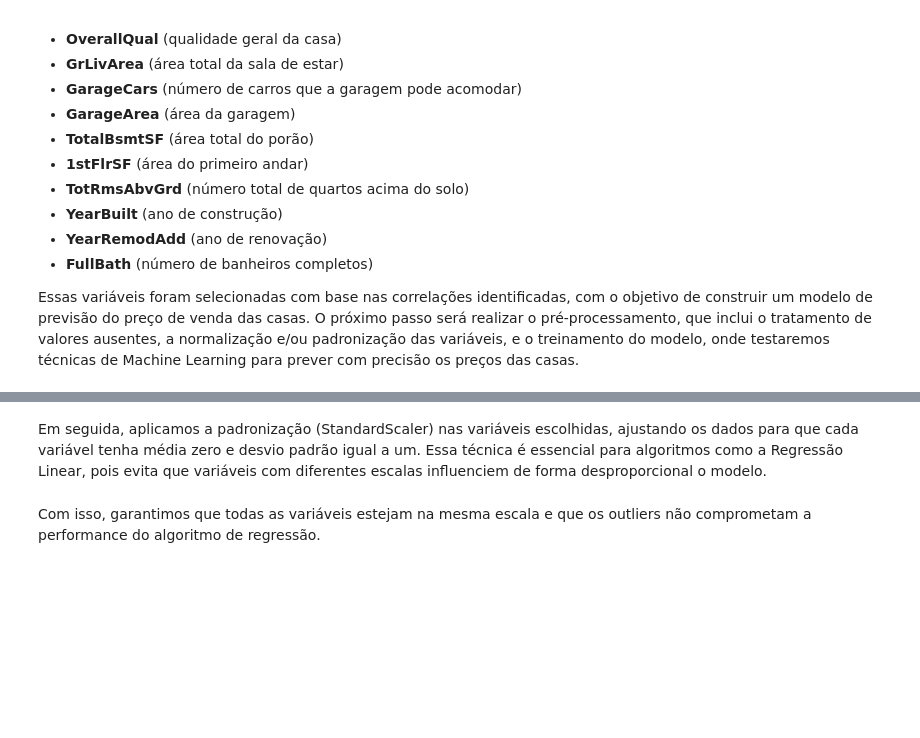
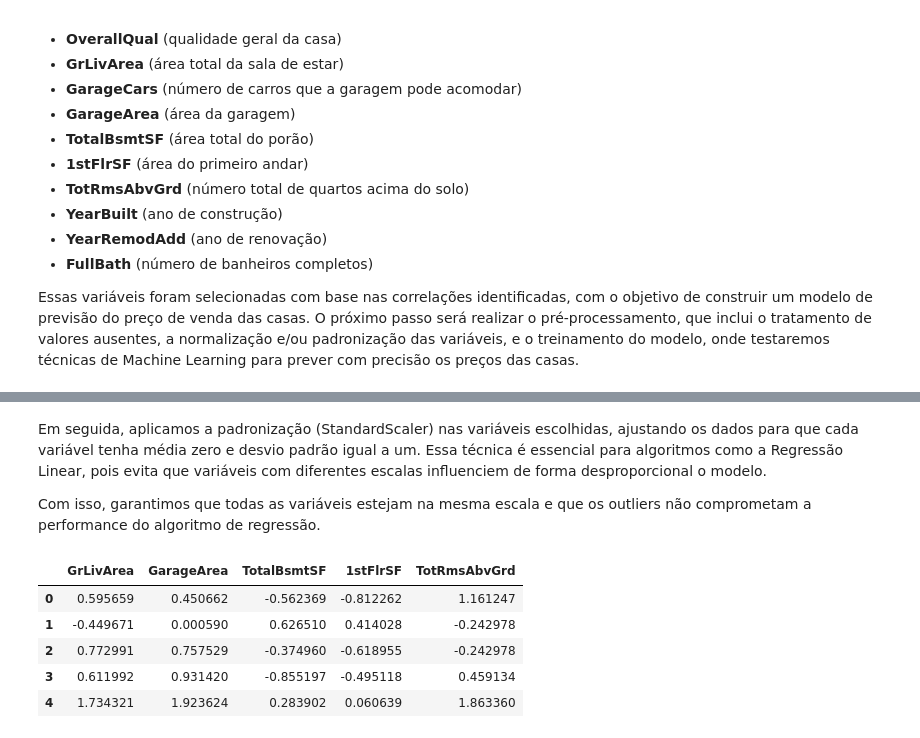
Before and after one commit to GahBarbosa/HousePrediction, a Jupyter notebook: HousePricePrediction.ipynb, the cells around one changed output, grey strips where cells are left out. Drawn from its saved outputs; the diff is of its cells as text; code cells hidden in the pictures; blank space fills up the shorter version.

```diff
--- a/HousePricePrediction.ipynb
+++ b/HousePricePrediction.ipynb
@@ -248,0 +434,34 @@ Primeiramente, realizamos o tratamento de outliers nas variáveis selecionadas c
+# %%
+# Definir as colunas para análise de outliers
+columns_to_check = [
+    "OverallQual", "GrLivArea", "GarageCars", "GarageArea",
+    "TotalBsmtSF", "1stFlrSF", "TotRmsAbvGrd",
+    "YearBuilt", "YearRemodAdd", "FullBath"
+]
+
+
+
+# Criar cópia do dataframe para evitar modificar o original
+df_filtered = df_selected.copy()
+
+# Método IQR para detecção de outliers
+Q1 = df_filtered[columns_to_check].quantile(0.25)
+Q3 = df_filtered[columns_to_check].quantile(0.75)
+IQR = Q3 - Q1
+
+# Definir limites para outliers
+lower_bound = Q1 - 1.5 * IQR
+upper_bound = Q3 + 1.5 * IQR
+
+# Criar máscara para remover outliers
+mask = ~((df_filtered[columns_to_check] < lower_bound) | (df_filtered[columns_to_check] > upper_bound)).any(axis=1)
+
+# Aplicar a máscara para remover os outliers
+df_filtered = df_filtered[mask]
+
+# Exibir quantos registros foram removidos
+num_removed = df.shape[0] - df_filtered.shape[0]
+print(f"Número total de registros removidos: {num_removed}")
+
+# Exibir o novo shape do dataset
+print(f"Novo tamanho do dataset: {df_filtered.shape}")
@@ -271,4 +503,4 @@ plt.show()
 # %% [markdown]
 Em seguida, aplicamos a padronização (StandardScaler) nas variáveis escolhidas, ajustando os dados para que cada variável tenha média zero e desvio padrão igual a um. Essa técnica é essencial para algoritmos como a Regressão Linear, pois evita que variáveis com diferentes escalas influenciem de forma desproporcional o modelo.
+
+Com isso, garantimos que todas as variáveis estejam na mesma escala e que os outliers não comprometam a performance do algoritmo de regressão.
-# %% [markdown]
-Com isso, garantimos que todas as variáveis estejam na mesma escala e que os outliers não comprometam a performance do algoritmo de regressão.
@@ -274,0 +516,9 @@ Com isso, garantimos que todas as variáveis estejam na mesma escala e que os ou
+# %%
+df_filtered[colunas_para_padronizar].head()
+# %% [output]
+|  | GrLivArea | GarageArea | TotalBsmtSF | 1stFlrSF | TotRmsAbvGrd |
+| 0 | 0.595659 | 0.450662 | -0.562369 | -0.812262 | 1.161247 |
+| 1 | -0.449671 | 0.000590 | 0.626510 | 0.414028 | -0.242978 |
+| 2 | 0.772991 | 0.757529 | -0.374960 | -0.618955 | -0.242978 |
+| 3 | 0.611992 | 0.931420 | -0.855197 | -0.495118 | 0.459134 |
+| 4 | 1.734321 | 1.923624 | 0.283902 | 0.060639 | 1.863360 |
```
Also changed, not shown: parts of 84 cells of this notebook, 6 other files.
